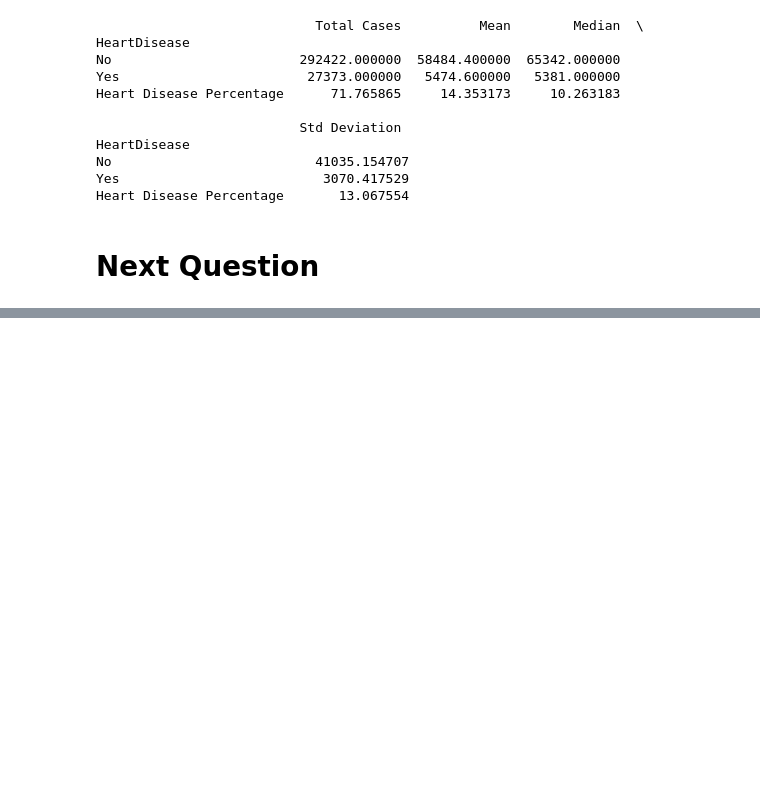
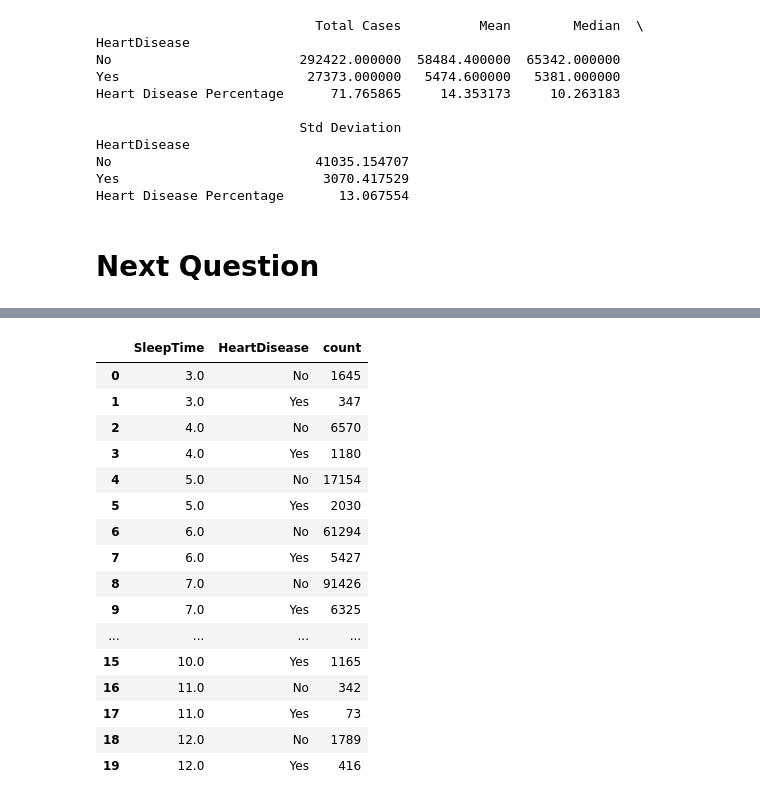
Before and after one commit to JaskiratSingh95/Project1_backup, a Jupyter notebook: Heart_disease_backup.ipynb, the cells around one changed output, grey strips where cells are left out. Saved outputs shown, nothing was run; the diff lists cells and outputs as text; code cells hidden in the pictures; blank space fills up the shorter version.

```diff
--- a/Heart_disease_backup.ipynb
+++ b/Heart_disease_backup.ipynb
@@ -340,0 +381,7 @@ Heart Disease Percentage       13.067554
+# %%
+# list of sleep times to be discarded.
+discard_sleep_times = [1.0, 2.0, 13.0, 14.0, 15.0, 16.0, 17.0, 18.0, 19.0, 20.0, 21.0, 22.0, 23.0, 24.0]
+# %%
+# cleaning data by removing data relating to suspicious or insignificant sleep times by using the negation mark '~' along with the .isin function
+cleaned_sleep_data = data[~data["SleepTime"].isin(discard_sleep_times)]
+cleaned_sleep_data["SleepTime"].unique()
@@ -340,0 +392,3 @@ Heart Disease Percentage       13.067554
+# %%
+only_sleep_data = cleaned_sleep_data[["HeartDisease", "SleepTime"]]
+only_sleep_data.head()
@@ -340,0 +419,22 @@ Heart Disease Percentage       13.067554
+# %%
+abc = only_sleep_data.groupby(["SleepTime"], as_index=False).value_counts()
+sleep_df2 = pd.DataFrame(abc)
+sleep_df2
+# %% [output]
+|  | SleepTime | HeartDisease | count |
+| 0 | 3.0 | No | 1645 |
+| 1 | 3.0 | Yes | 347 |
+| 2 | 4.0 | No | 6570 |
+| 3 | 4.0 | Yes | 1180 |
+| 4 | 5.0 | No | 17154 |
+| 5 | 5.0 | Yes | 2030 |
+| 6 | 6.0 | No | 61294 |
+| 7 | 6.0 | Yes | 5427 |
+| 8 | 7.0 | No | 91426 |
+| 9 | 7.0 | Yes | 6325 |
+| ... | ... | ... | ... |
+| 15 | 10.0 | Yes | 1165 |
+| 16 | 11.0 | No | 342 |
+| 17 | 11.0 | Yes | 73 |
+| 18 | 12.0 | No | 1789 |
+| 19 | 12.0 | Yes | 416 |
```
Also changed, not shown: parts of 16 cells of this notebook, 2 other files.
